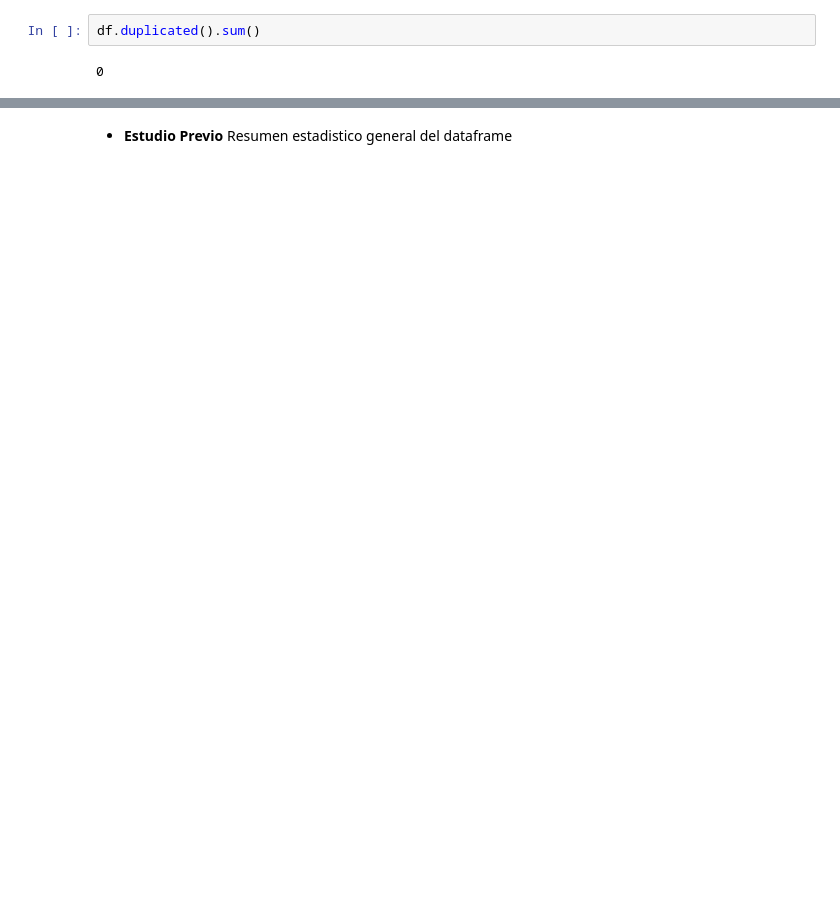
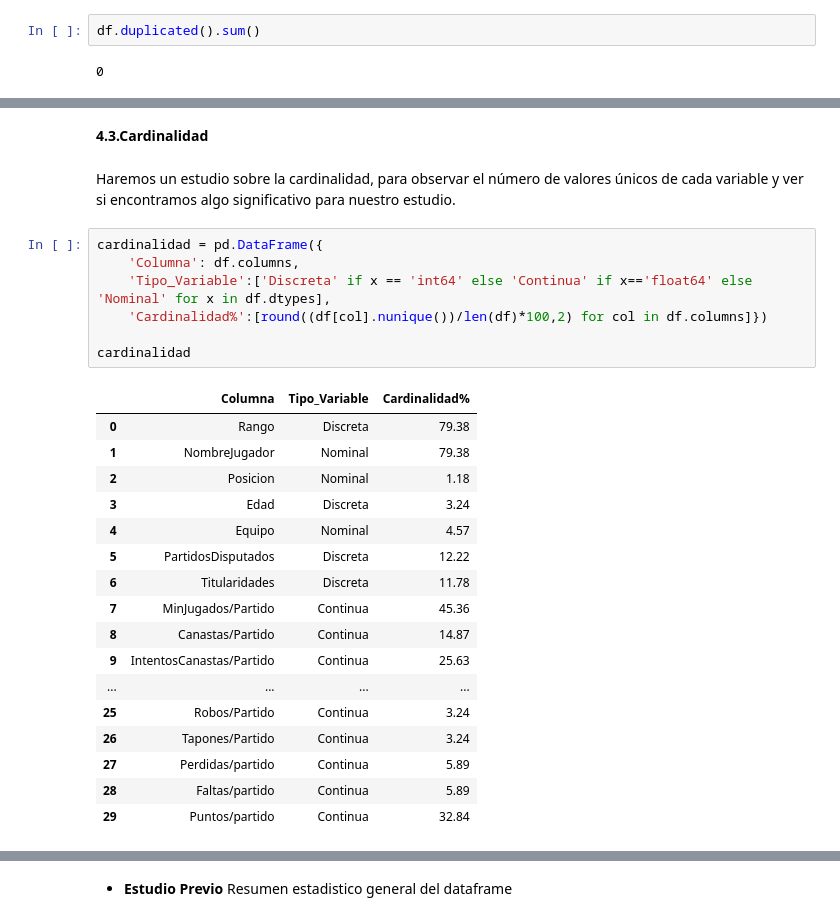
Before and after one commit to ItziCG/EDA_NBA, a Jupyter notebook: src/utils/EDA_NBA.ipynb, the cells around one changed output, grey strips where cells are left out. Drawn from its saved outputs; the diff is of its cells as text; blank space fills up the shorter version.

```diff
--- a/src/utils/NBA_EDA2.ipynb
+++ b/src/utils/EDA_NBA.ipynb
@@ -135,0 +190,30 @@ Descripción general de los datos:
+# %% [markdown]
+**4.3.Cardinalidad**
+# %% [markdown]
+Haremos un estudio sobre la cardinalidad, para observar el número de valores únicos de cada variable
+y ver si encontramos algo significativo para nuestro estudio.
+# %%
+cardinalidad = pd.DataFrame({
+    'Columna': df.columns,
+    'Tipo_Variable':['Discreta' if x == 'int64' else 'Continua' if x=='float64' else 'Nominal' for x in df.dtypes],
+    'Cardinalidad%':[round((df[col].nunique())/len(df)*100,2) for col in df.columns]})
+
+cardinalidad
+# %% [output]
+|  | Columna | Tipo_Variable | Cardinalidad% |
+| 0 | Rango | Discreta | 79.38 |
+| 1 | NombreJugador | Nominal | 79.38 |
+| 2 | Posicion | Nominal | 1.18 |
+| 3 | Edad | Discreta | 3.24 |
+| 4 | Equipo | Nominal | 4.57 |
+| 5 | PartidosDisputados | Discreta | 12.22 |
+| 6 | Titularidades | Discreta | 11.78 |
+| 7 | MinJugados/Partido | Continua | 45.36 |
+| 8 | Canastas/Partido | Continua | 14.87 |
+| 9 | IntentosCanastas/Partido | Continua | 25.63 |
+| ... | ... | ... | ... |
+| 25 | Robos/Partido | Continua | 3.24 |
+| 26 | Tapones/Partido | Continua | 3.24 |
+| 27 | Perdidas/partido | Continua | 5.89 |
+| 28 | Faltas/partido | Continua | 5.89 |
+| 29 | Puntos/partido | Continua | 32.84 |
```
Also changed, not shown: parts of 35 cells of this notebook, 4 other files.
